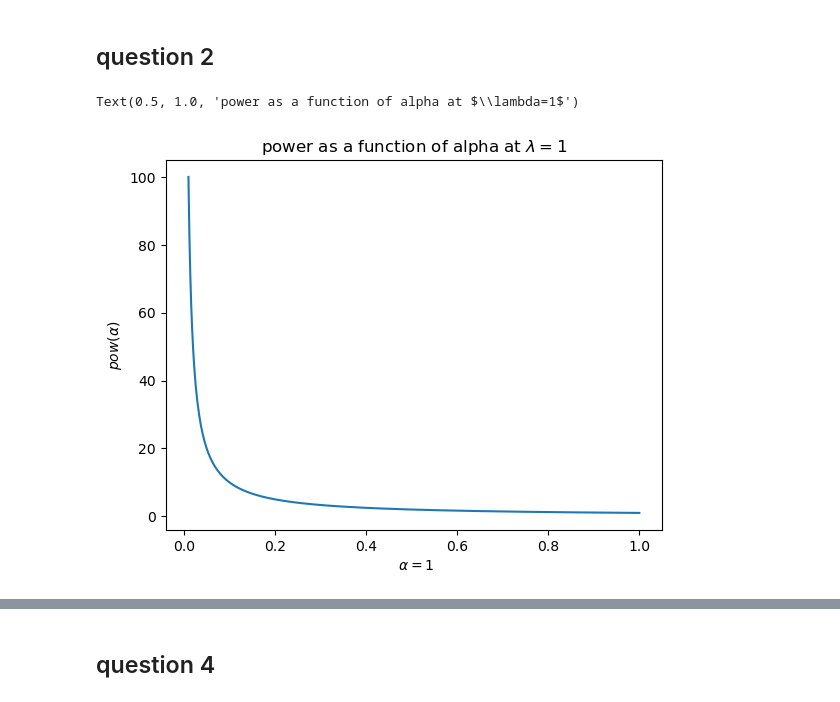
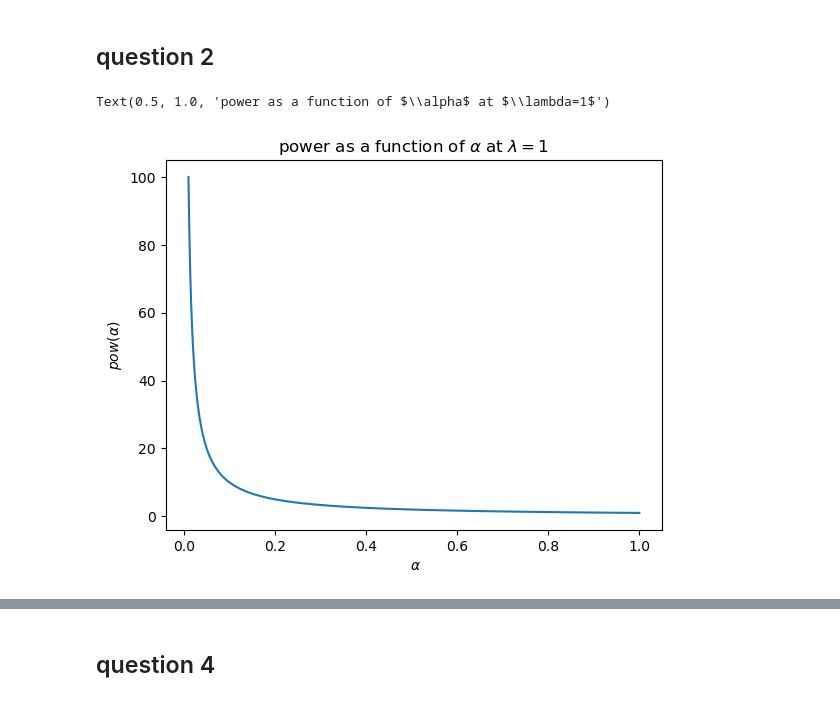
Before and after one commit to buzgalbraith/probaility-theroy-2, a Jupyter notebook: homework_code/homework_6/hw_6.ipynb, the cells around one changed output, grey strips where cells are left out. Drawn from its saved outputs; the diff is of its cells as text; code cells hidden in the pictures.

```diff
--- a/homework_code/homework_6/hw_6.ipynb
+++ b/homework_code/homework_6/hw_6.ipynb
@@ -27,14 +27,14 @@ Text(0.5, 1.0, 'power function')
 # %%
 import numpy as np
 import pandas as pd
 import matplotlib.pyplot as plt
 alphas=np.linspace(.01,1,500)
 exp_param=1
 y=np.exp(-1*exp_param*np.log(alphas))
 plt.plot(alphas, y)
-plt.xlabel(" $\\alpha=1$")
+plt.xlabel(" $\\alpha$")
 plt.ylabel("$pow(\\alpha)$")
-plt.title("power as a function of alpha at $\lambda=1$")
+plt.title("power as a function of $\\alpha$ at $\lambda=1$")
 # %% [output]
-Text(0.5, 1.0, 'power as a function of alpha at $\\lambda=1$')
+Text(0.5, 1.0, 'power as a function of $\\alpha$ at $\\lambda=1$')
-[figure, old version]
+[figure, new version]
```
Also changed, not shown: parts of 2 cells of this notebook, 3 other files.
